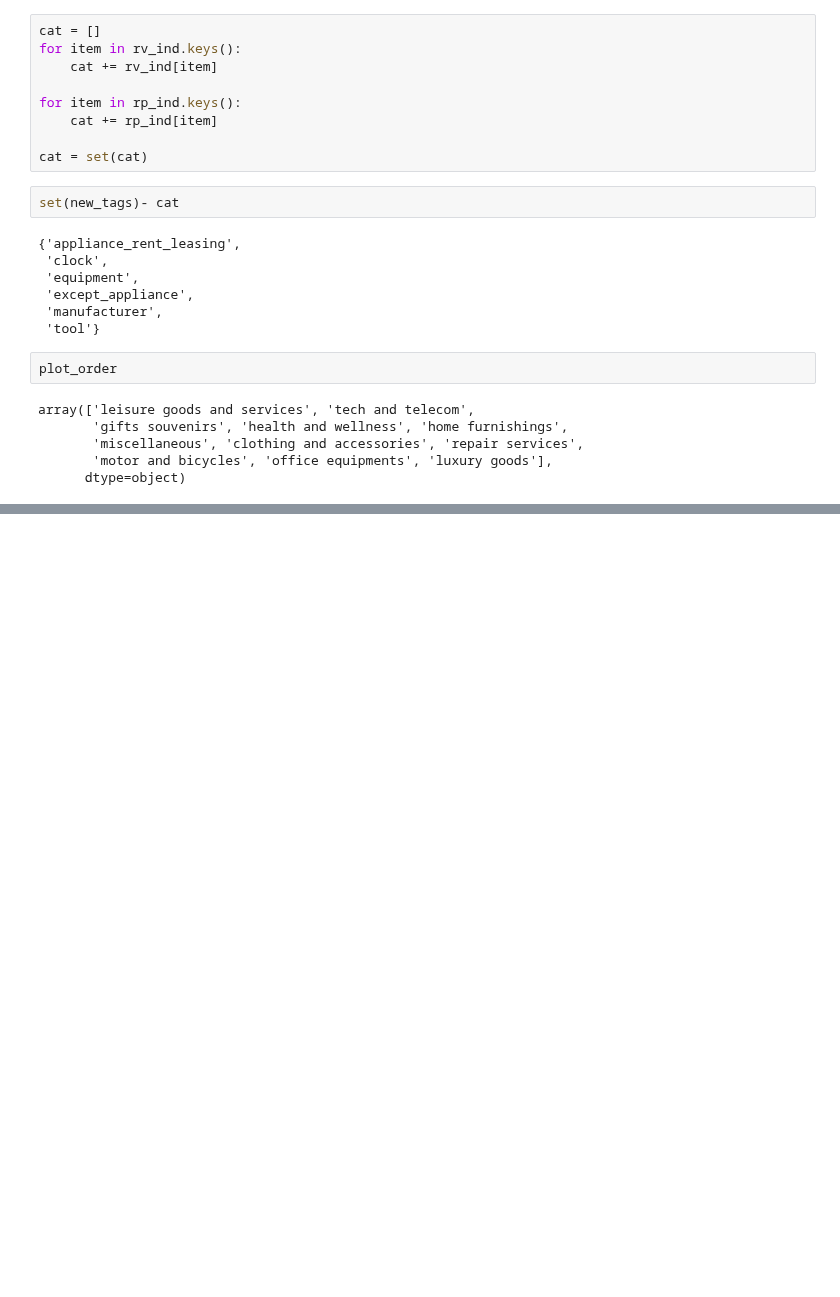
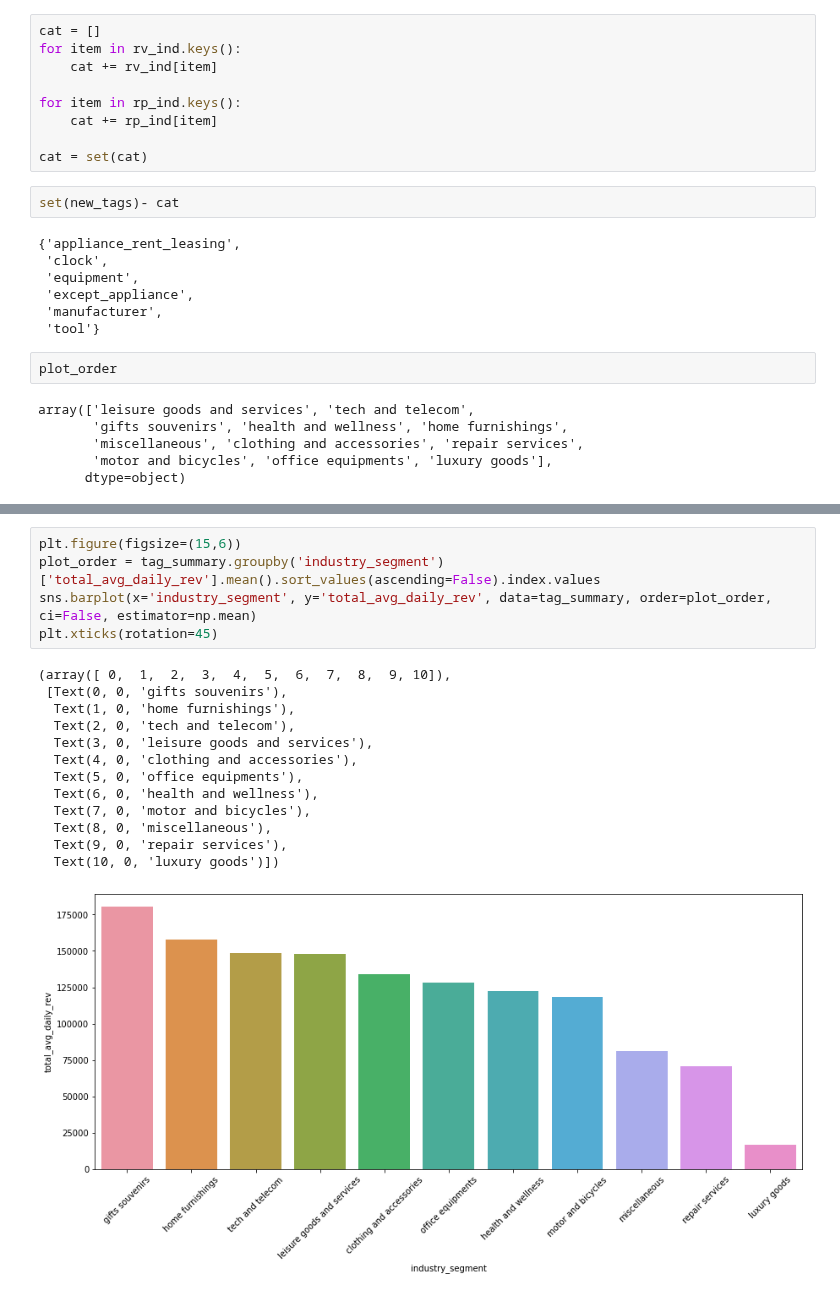
Before and after one commit to MAST30034-Applied-Data-Science/generic-buy-now-pay-later-project-group-19, a Jupyter notebook: notebooks/industry_segment_prototype.ipynb, the cells around one changed output, grey strips where cells are left out. Cells and saved outputs as stored; diff of their text form; blank space fills up the shorter version.

```diff
--- a/notebooks/industry_segment_prototype.ipynb
+++ b/notebooks/industry_segment_prototype.ipynb
@@ -286,0 +306,19 @@ plt.xticks(rotation=45)
+# %%
+plt.figure(figsize=(15,6))
+plot_order = tag_summary.groupby('industry_segment')['total_avg_daily_rev'].mean().sort_values(ascending=False).index.values
+sns.barplot(x='industry_segment', y='total_avg_daily_rev', data=tag_summary, order=plot_order, ci=False, estimator=np.mean)
+plt.xticks(rotation=45)
+# %% [output]
+(array([ 0,  1,  2,  3,  4,  5,  6,  7,  8,  9, 10]),
+ [Text(0, 0, 'gifts souvenirs'),
+  Text(1, 0, 'home furnishings'),
+  Text(2, 0, 'tech and telecom'),
+  Text(3, 0, 'leisure goods and services'),
+  Text(4, 0, 'clothing and accessories'),
+  Text(5, 0, 'office equipments'),
+  Text(6, 0, 'health and wellness'),
+  Text(7, 0, 'motor and bicycles'),
+  Text(8, 0, 'miscellaneous'),
+  Text(9, 0, 'repair services'),
+  Text(10, 0, 'luxury goods')])
+[figure, added]
```
Also changed, not shown: parts of 3 cells of this notebook.
